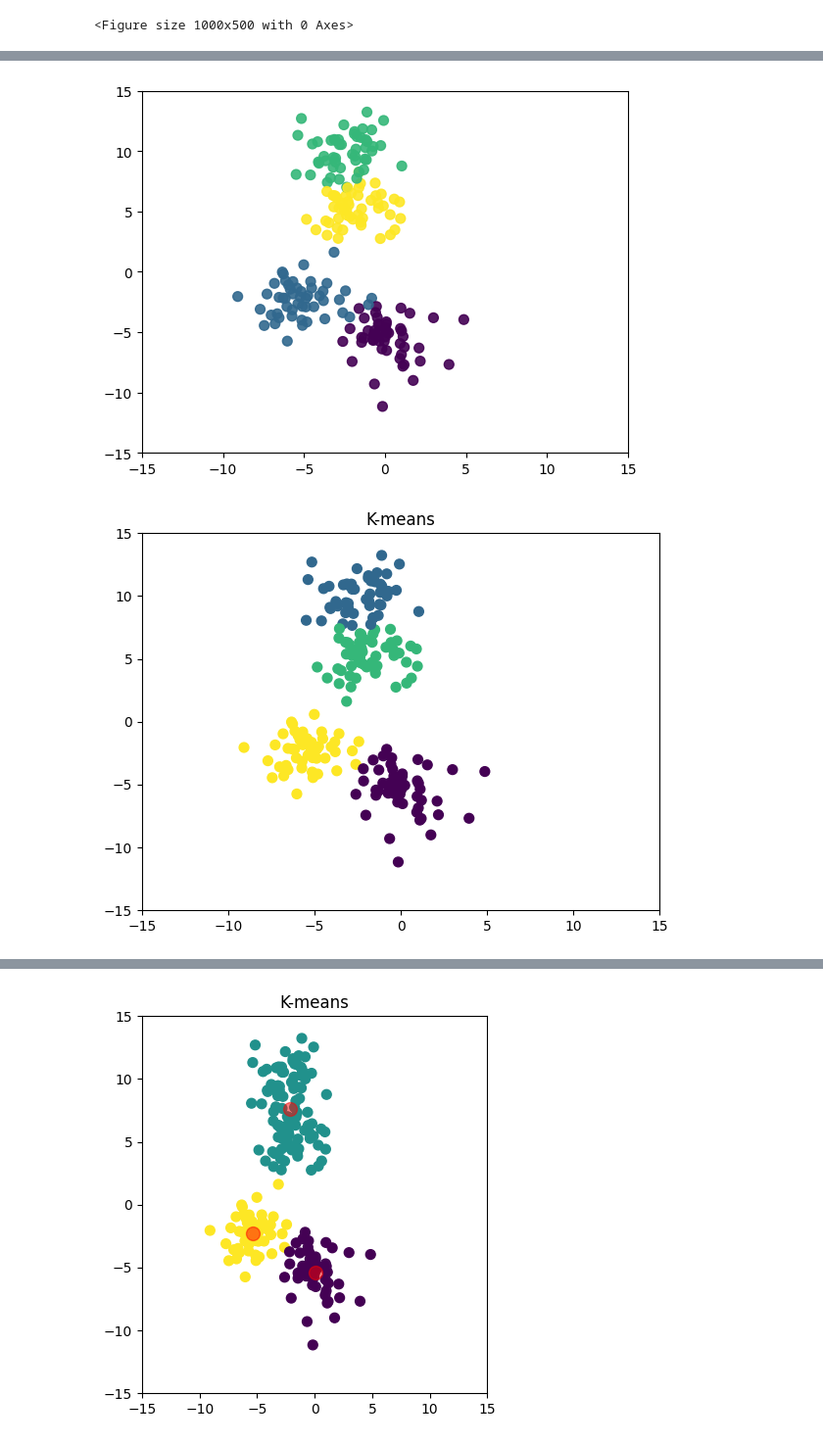
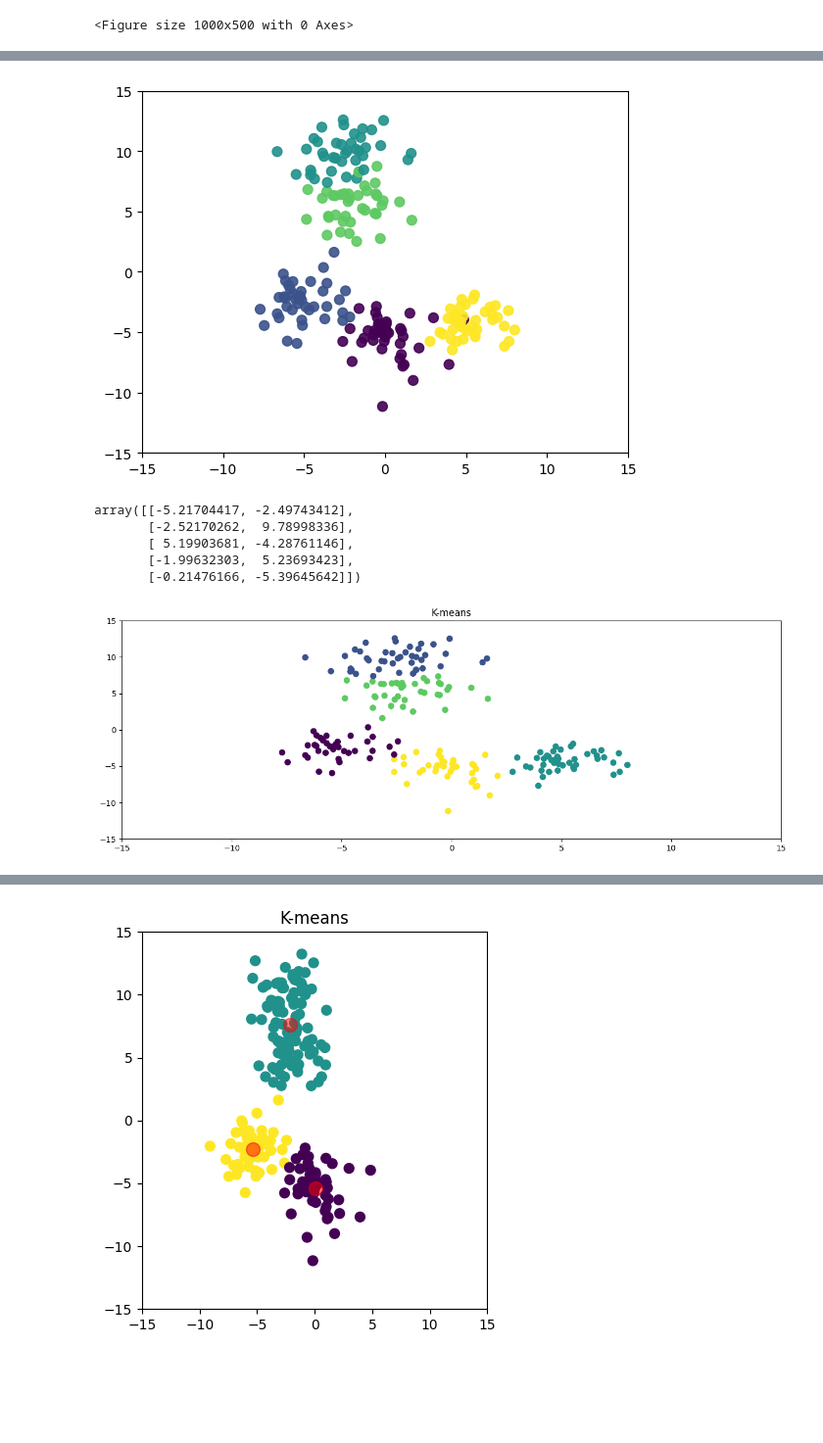
Before and after one commit to CaioMS2000/laboratorio, a Jupyter notebook: python/IA AED4/FranciscoRodrigues2.ipynb, the cells around one changed output, grey strips where cells are left out. Shown at 98% size. Drawn from its saved outputs; the diff is of its cells as text; code cells hidden in the pictures; blank space fills up the shorter version.

```diff
--- a/python/IA AED4/FranciscoRodrigues2.ipynb
+++ b/python/IA AED4/FranciscoRodrigues2.ipynb
@@ -9,8 +9,9 @@ plt.figure(figsize=(10, 5))
 <Figure size 1000x500 with 0 Axes>
 <Figure size 1000x500 with 0 Axes>
 # %%
-k = 4
+k = 5
 n = 200
 data = make_blobs(n_samples= n, n_features= 2, centers= k, cluster_std= 1.5, random_state= 50)
 x = data[0]
 labels = data[1]
+x
@@ -20,7 +39,7 @@ plt.xlim(-15, 15)
 plt.ylim(-15, 15)
 plt.show(True)
 # %% [output]
-[figure, old version]
+[figure, new version]
 # %%
 from sklearn.cluster import KMeans
 # %%
@@ -29,12 +48,18 @@ kmeans.fit(x)
 y_km = kmeans.fit_predict(x)
 # %%
 plt.figure(figsize=(15, 5))
-plt.subplot(1, 2, 1)
+# plt.subplot(1, 2, 1)
 plt.scatter(x[:, 0], x[:, 1], c= y_km, cmap= 'viridis', s= 50)
 plt.xlim(-15, 15)
 plt.ylim(-15, 15)
 plt.title('K-means')
 centers = kmeans.cluster_centers_
+centers
 # %% [output]
+array([[-5.21704417, -2.49743412],
+       [-2.52170262,  9.78998336],
+       [ 5.19903681, -4.28761146],
+       [-1.99632303,  5.23693423],
+       [-0.21476166, -5.39645642]])
-[figure, old version]
+[figure, new version]
 # %%
```
Also changed, not shown: parts of 3 cells of this notebook, 1 other file.
